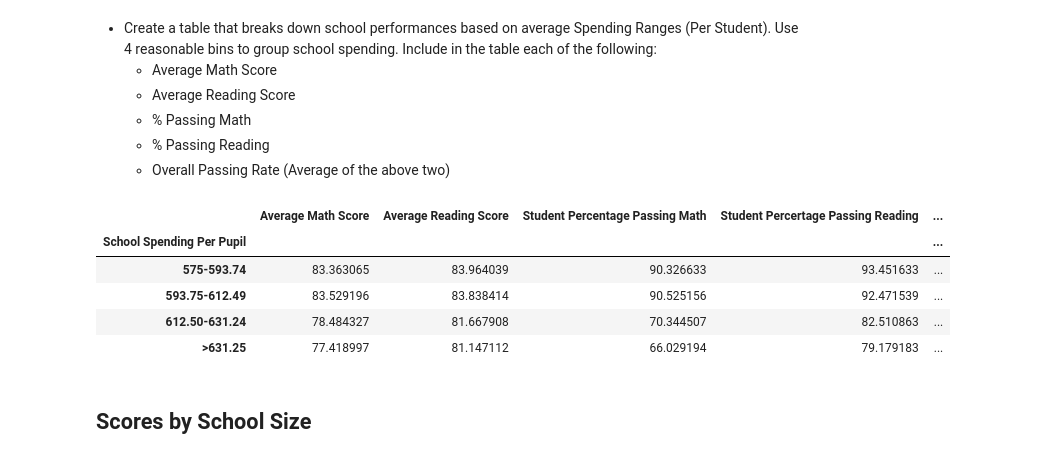
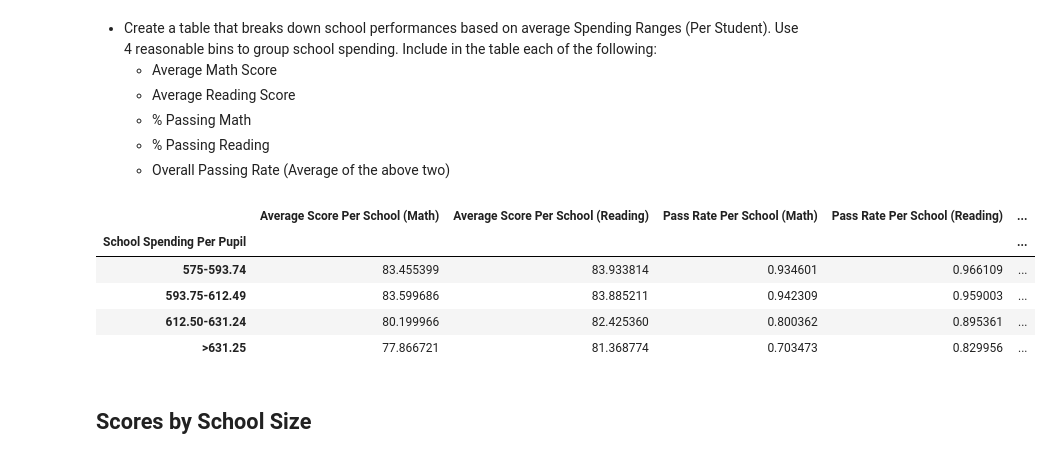
Before and after one commit to Kthomas09/Pandas-Challenge, a Jupyter notebook: PyCitySchools_starter.ipynb, the cells around one changed output. Cells and saved outputs as stored; diff of their text form; code cells hidden in the pictures.

Commit message:
Calculated all of the dataframes, and have written analysis. Must format the DataFrames.

```diff
--- a/PyCitySchools_starter.ipynb
+++ b/PyCitySchools_starter.ipynb
@@ -492,36 +508,23 @@ school_reading_scores_by_grade.head()
   * % Passing Math
   * % Passing Reading
   * Overall Passing Rate (Average of the above two)
-# %%
-school_spending_per_pupil_bins = [575,593.75,612.50,631.25,999999]
-school_spending_per_pupil_labels = ["575-593.74", "593.75-612.49","612.50-631.24",">631.25"]
-school_summary_df["Spending Per Pupil"]=pd.cut(school_summary_df["Spending Per Pupil"]/school_summary_df["School Spending Per Pupil"],school_spending_per_pupil_bins, labels= school_spending_per_pupil_labels)
-
-school_spending = renamed_df.groupby("School Spending Per Pupil")
-school_spending.head()
-
-school_spending_avg_math = school_spending["Math Score"].mean()
-school_spending_avg_reading = school_spending["Reading Score"].mean()
-school_spending_percentage_passing_math= renamed_df[renamed_df["Math Score"]>70].groupby("School Spending Per Pupil")["Student ID"].count()/school_spending["Student ID"].count()*100
-school_spending_percentage_passing_reading= renamed_df[renamed_df["Reading Score"]>70].groupby("School Spending Per Pupil")["Student ID"].count()/school_spending["Student ID"].count()*100
-school_spending_percentage_overall_passing = renamed_df[(renamed_df["Math Score"]>70) & (renamed_df["Reading Score"]>70)].groupby("School Spending Per Pupil")["Student ID"].count()/school_spending["Student ID"].count()*100
-
-
-school_scores_by_spending_per_pupil = pd.DataFrame({"Average Math Score": school_spending_avg_math,
-                                               "Average Reading Score":school_spending_avg_reading,
-                                               "Student Percentage Passing Math": school_spending_percentage_passing_math,
-                                               "Student Percertage Passing Reading": school_spending_percentage_passing_reading,
-                                               "Student Overall Passing Percentage": school_spending_percentage_overall_passing
-                                               })
-
-school_scores_by_spending_per_pupil.head()
-# %% [output]
-|  | Average Math Score | Average Reading Score | Student Percentage Passing Math | Student Percertage Passing Reading | ... |
-| School Spending Per Pupil |  |  |  |  | ... |
-| 575-593.74 | 83.363065 | 83.964039 | 90.326633 | 93.451633 | ... |
-| 593.75-612.49 | 83.529196 | 83.838414 | 90.525156 | 92.471539 | ... |
-| 612.50-631.24 | 78.484327 | 81.667908 | 70.344507 | 82.510863 | ... |
-| >631.25 | 77.418997 | 81.147112 | 66.029194 | 79.179183 | ... |
+# %%
+school_spending_per_pupil_bins = [575,593.75,612.50,631.25,999999]
+school_spending_per_pupil_labels = ["575-593.74", "593.75-612.49","612.50-631.24",">631.25"]
+school_spending_binning = school_summary_df.loc[:,["Average Score Per School (Math)","Average Score Per School (Reading)","Pass Rate Per School (Math)", "Pass Rate Per School (Reading)", "Schools Overall Pass Rate"]]
+
+school_spending_binning["School Spending Per Pupil"]=pd.cut(school_summary_df["Spending Per Pupil"],school_spending_per_pupil_bins, labels= school_spending_per_pupil_labels, include_lowest=True)
+
+
+school_spending = school_spending.groupby("School Spending Per Pupil")
+school_spending.mean().head()
+# %% [output]
+|  | Average Score Per School (Math) | Average Score Per School (Reading) | Pass Rate Per School (Math) | Pass Rate Per School (Reading) | ... |
+| School Spending Per Pupil |  |  |  |  | ... |
+| 575-593.74 | 83.455399 | 83.933814 | 0.934601 | 0.966109 | ... |
+| 593.75-612.49 | 83.599686 | 83.885211 | 0.942309 | 0.959003 | ... |
+| 612.50-631.24 | 80.199966 | 82.425360 | 0.800362 | 0.895361 | ... |
+| >631.25 | 77.866721 | 81.368774 | 0.703473 | 0.829956 | ... |
 # %% [markdown]
 ## Scores by School Size
 # %% [markdown]
```
Also changed, not shown: parts of 5 cells of this notebook.
